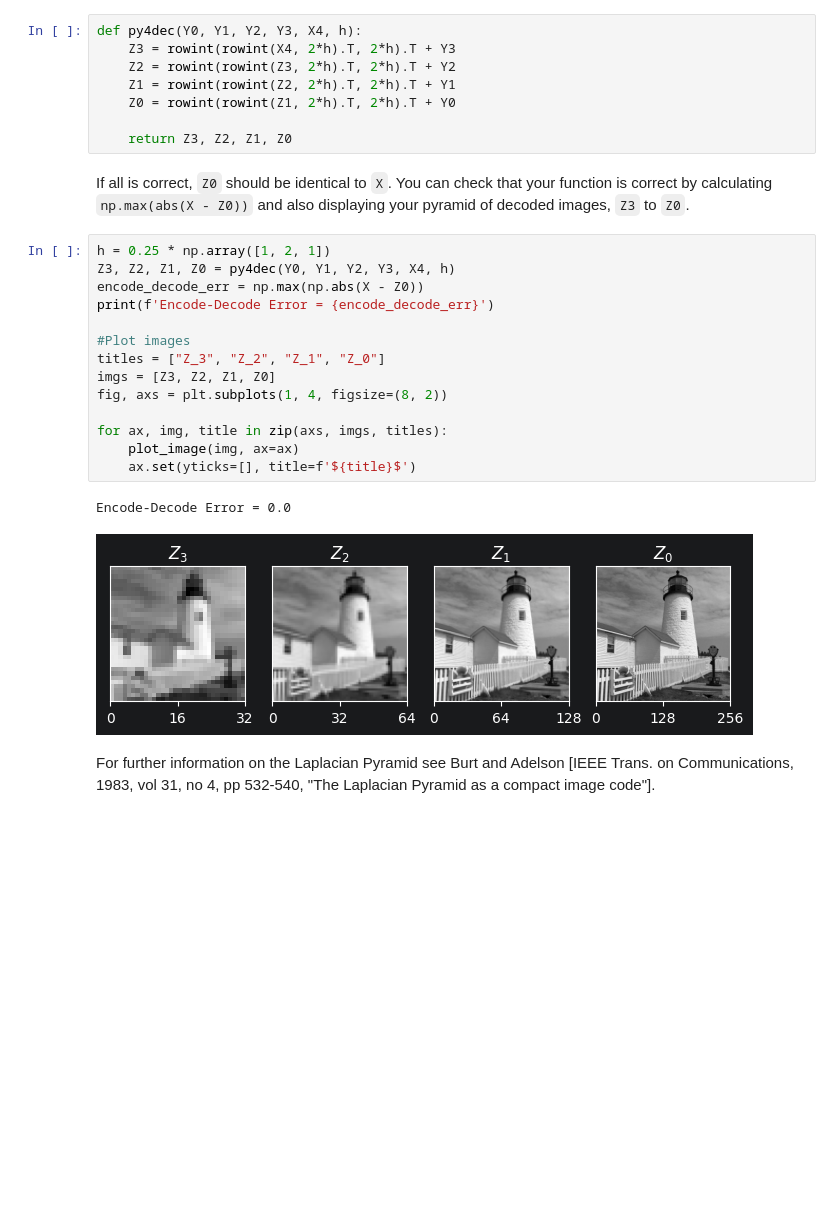
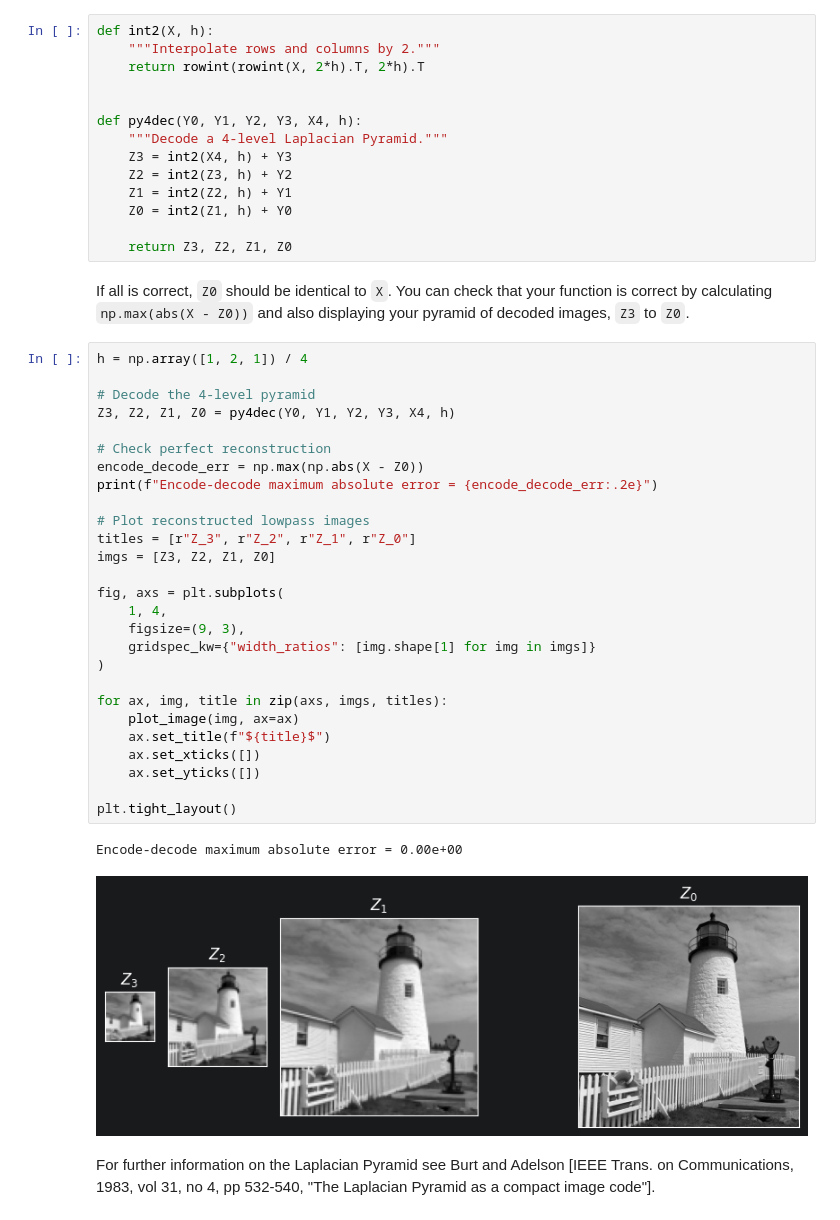
Before and after one commit to dofsdev/SF2, a Jupyter notebook: 6-laplacian-pyramid.ipynb, the cells around one changed output. Saved outputs shown, nothing was run; the diff lists cells and outputs as text; blank space fills up the shorter version.

```diff
--- a/6-laplacian-pyramid.ipynb
+++ b/6-laplacian-pyramid.ipynb
@@ -208,33 +270,52 @@ then write another function `py4dec` to decode `X4` and
 `Y3`, and then `Z2` is obtained from `Z3` and `Y2`, and
 so on.)
 # %%
+def int2(X, h):
+    """Interpolate rows and columns by 2."""
+    return rowint(rowint(X, 2*h).T, 2*h).T
+
+
 def py4dec(Y0, Y1, Y2, Y3, X4, h):
-    Z3 = rowint(rowint(X4, 2*h).T, 2*h).T + Y3
-    Z2 = rowint(rowint(Z3, 2*h).T, 2*h).T + Y2
-    Z1 = rowint(rowint(Z2, 2*h).T, 2*h).T + Y1
-    Z0 = rowint(rowint(Z1, 2*h).T, 2*h).T + Y0
+    """Decode a 4-level Laplacian Pyramid."""
+    Z3 = int2(X4, h) + Y3
+    Z2 = int2(Z3, h) + Y2
+    Z1 = int2(Z2, h) + Y1
+    Z0 = int2(Z1, h) + Y0
 
     return Z3, Z2, Z1, Z0
 # %% [markdown]
 If all is correct, `Z0` should be identical to
 `X`.  You can check that your function is correct by calculating `np.max(abs(X - Z0))` and also displaying your pyramid of decoded images, `Z3` to `Z0`.
 # %%
-h = 0.25 * np.array([1, 2, 1])
+h = np.array([1, 2, 1]) / 4
+
+# Decode the 4-level pyramid
 Z3, Z2, Z1, Z0 = py4dec(Y0, Y1, Y2, Y3, X4, h)
+
+# Check perfect reconstruction
 encode_decode_err = np.max(np.abs(X - Z0))
-print(f'Encode-Decode Error = {encode_decode_err}')
+print(f"Encode-decode maximum absolute error = {encode_decode_err:.2e}")
 
-#Plot images
-titles = ["Z_3", "Z_2", "Z_1", "Z_0"]
+# Plot reconstructed lowpass images
+titles = [r"Z_3", r"Z_2", r"Z_1", r"Z_0"]
 imgs = [Z3, Z2, Z1, Z0]
-fig, axs = plt.subplots(1, 4, figsize=(8, 2))
+
+fig, axs = plt.subplots(
+    1, 4,
+    figsize=(9, 3),
+    gridspec_kw={"width_ratios": [img.shape[1] for img in imgs]}
+)
 
 for ax, img, title in zip(axs, imgs, titles):
     plot_image(img, ax=ax)
-    ax.set(yticks=[], title=f'${title}$')
+    ax.set_title(f"${title}$")
+    ax.set_xticks([])
+    ax.set_yticks([])
+
+plt.tight_layout()
 # %% [output]
-Encode-Decode Error = 0.0
+Encode-decode maximum absolute error = 0.00e+00
-[figure, old version]
+[figure, new version]
 # %% [markdown]
 For further information on the Laplacian Pyramid see Burt and Adelson [IEEE Trans. on Communications, 1983, vol 31, no 4, pp 532-540, "The Laplacian Pyramid as a compact image code"].
 # %% [markdown]
```
Also changed, not shown: parts of 29 cells of this notebook.
